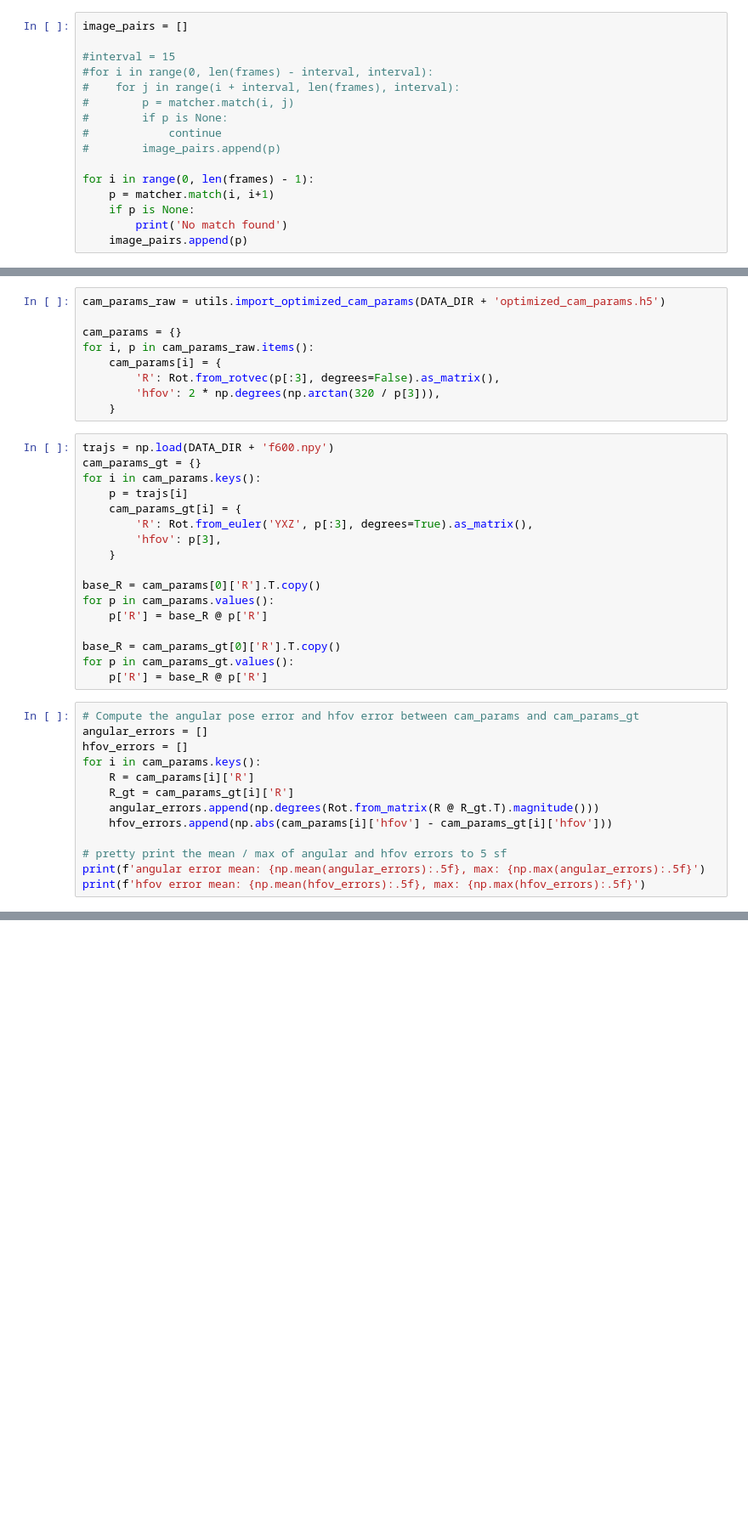
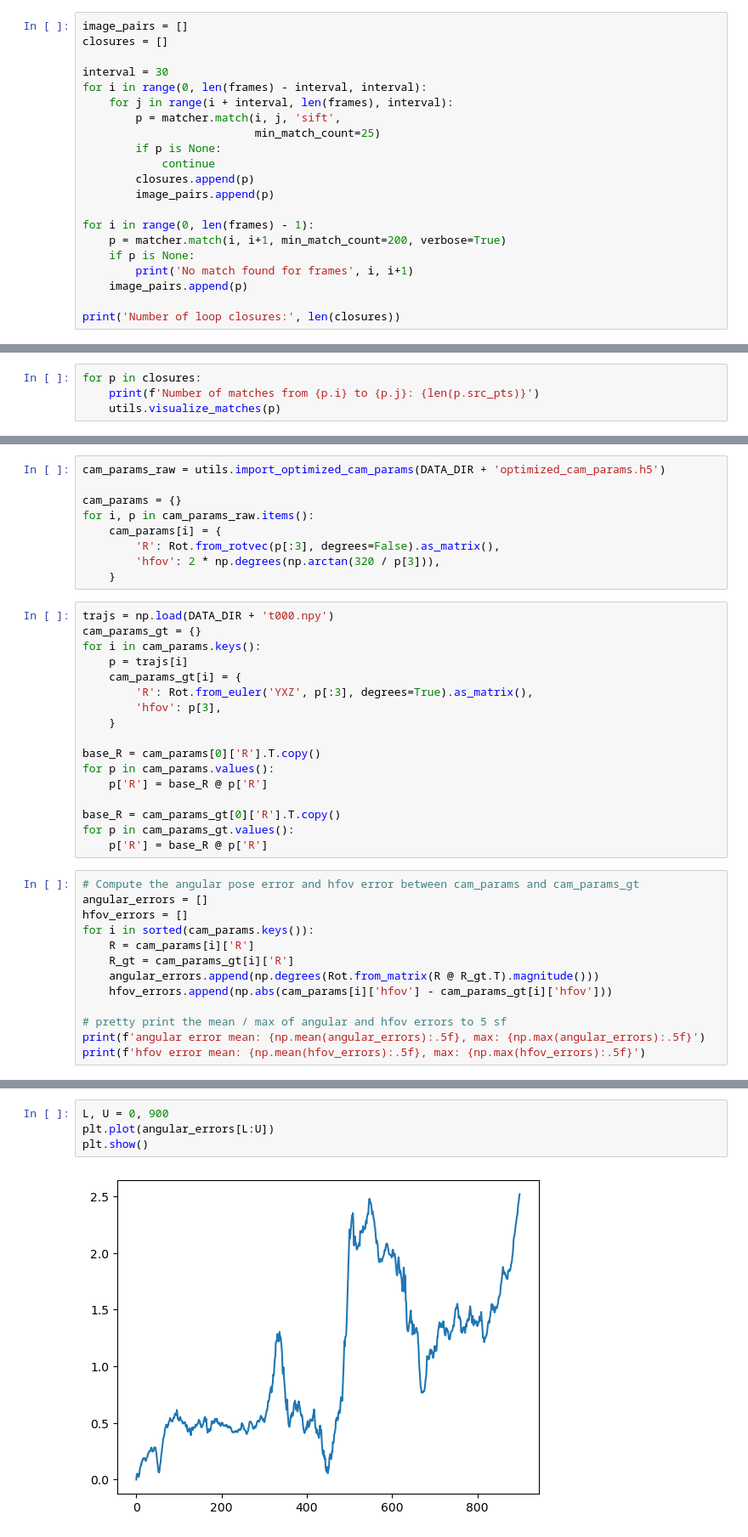
Before and after one commit to Unturned3/Theseus, a Jupyter notebook: find_matches.ipynb, the cells around one changed output, grey strips where cells are left out. Shown: that part at 85% size. Saved outputs shown, nothing was run; the diff lists cells and outputs as text; blank space fills up the shorter version.

```diff
--- a/find_matches.ipynb
+++ b/find_matches.ipynb
@@ -14,16 +33,21 @@ matcher = ImageMatcher(frames)
 # %%
 image_pairs = []
+closures = []
 
-#interval = 15
-#for i in range(0, len(frames) - interval, interval):
-#    for j in range(i + interval, len(frames), interval):
-#        p = matcher.match(i, j)
-#        if p is None:
-#            continue
-#        image_pairs.append(p)
+interval = 30
+for i in range(0, len(frames) - interval, interval):
+    for j in range(i + interval, len(frames), interval):
+        p = matcher.match(i, j, 'sift',
+                          min_match_count=25)
+        if p is None:
+            continue
+        closures.append(p)
+        image_pairs.append(p)
 
 for i in range(0, len(frames) - 1):
-    p = matcher.match(i, i+1)
+    p = matcher.match(i, i+1, min_match_count=200, verbose=True)
     if p is None:
-        print('No match found')
+        print('No match found for frames', i, i+1)
     image_pairs.append(p)
+
+print('Number of loop closures:', len(closures))
@@ -30,3 +57,7 @@ for i in range(0, len(frames) - 1):
+# %%
+for p in closures:
+    print(f'Number of matches from {p.i} to {p.j}: {len(p.src_pts)}')
+    utils.visualize_matches(p)
 # %%
 utils.export_image_pairs(DATA_DIR + f'cart10.h5', image_pairs)
 # %%
@@ -39,7 +70,7 @@ for i, p in cam_params_raw.items():
         'hfov': 2 * np.degrees(np.arctan(320 / p[3])),
     }
 # %%
-trajs = np.load(DATA_DIR + 'f600.npy')
+trajs = np.load(DATA_DIR + 't000.npy')
 cam_params_gt = {}
 for i in cam_params.keys():
     p = trajs[i]
@@ -59,7 +90,7 @@ for p in cam_params_gt.values():
 # Compute the angular pose error and hfov error between cam_params and cam_params_gt
 angular_errors = []
 hfov_errors = []
-for i in cam_params.keys():
+for i in sorted(cam_params.keys()):
     R = cam_params[i]['R']
     R_gt = cam_params_gt[i]['R']
     angular_errors.append(np.degrees(Rot.from_matrix(R @ R_gt.T).magnitude()))
@@ -73,0 +105,6 @@ hfov error mean: 0.48206, max: 0.92603
+# %%
+L, U = 0, 900
+plt.plot(angular_errors[L:U])
+plt.show()
+# %% [output]
+[figure, added]
```
Also changed, not shown: parts of 9 cells of this notebook, 1 other file.
